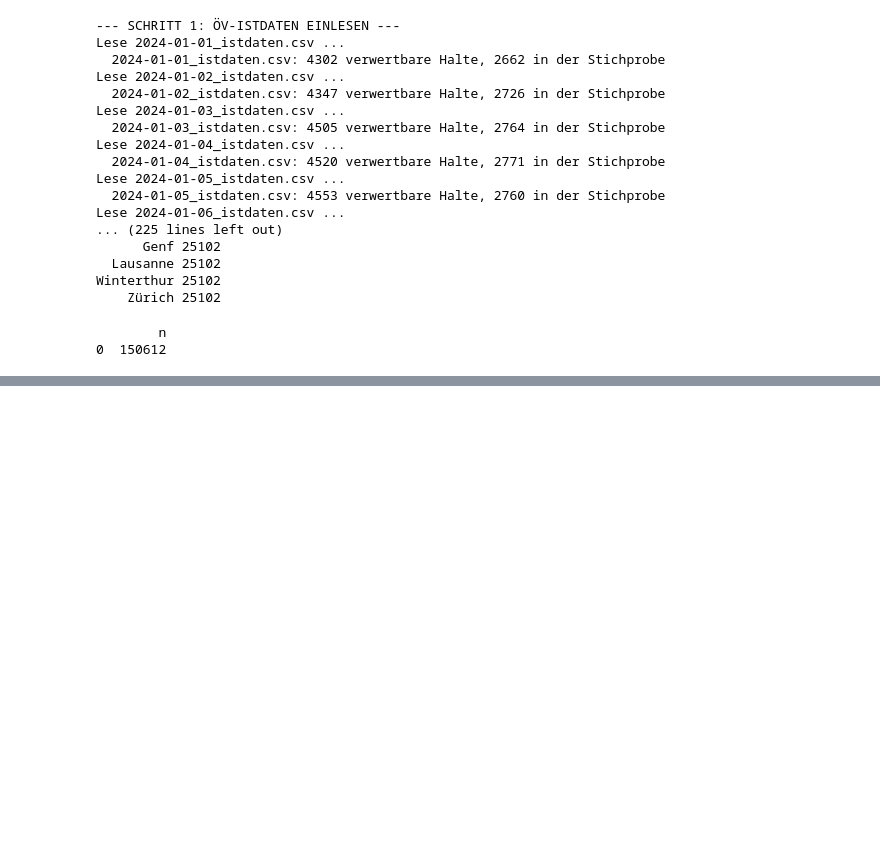
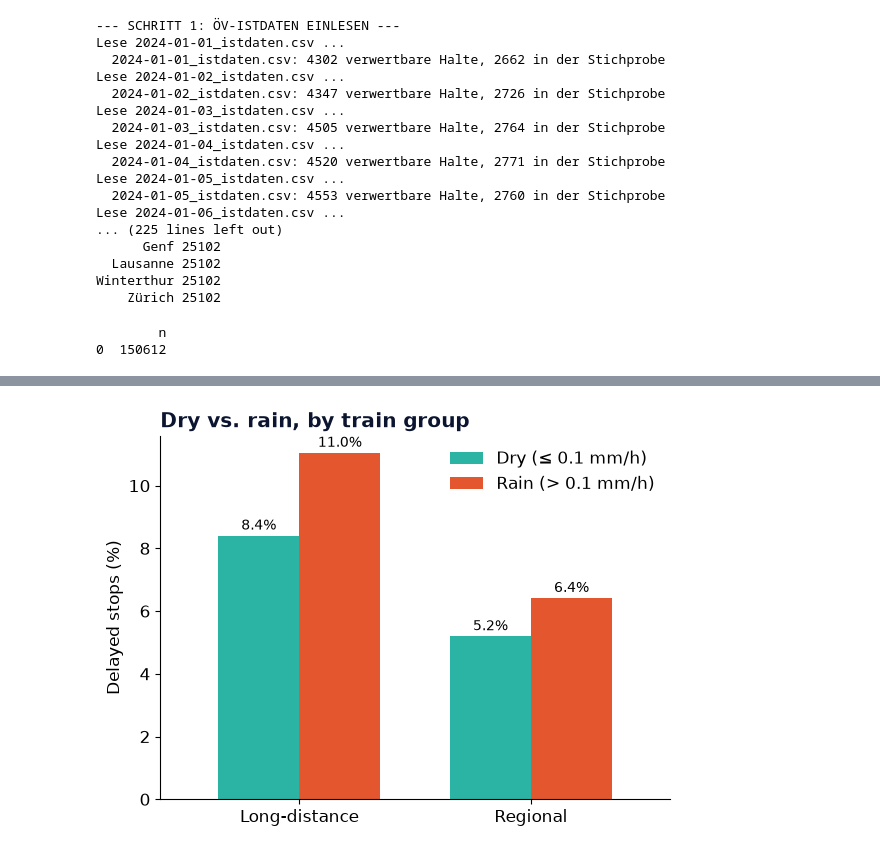
Before and after one commit to buechno1/Projekt_Data-Analytics, a Jupyter notebook: 03_final.ipynb, the cells around one changed output, grey strips where cells are left out. Cells and saved outputs as stored; diff of their text form; code cells hidden in the pictures; blank space fills up the shorter version.

```diff
--- a/03_final.ipynb
+++ b/03_final.ipynb
@@ -338,0 +369,18 @@ conn.close()
+# %%
+df["rain"] = df["precipitation"] > 0.1
+rain = df.groupby(["mode", "rain"])["delayed"].mean().unstack() * 100
+rain = rain.loc[["Fernverkehr", "Regionalverkehr"]]
+
+ax = rain.plot(kind="bar", color=[TEAL, ORANGE], width=0.7, figsize=(6, 4.5))
+ax.set_title("Dry vs. rain, by train group", loc="left", color=DARK, fontweight="bold")
+ax.set_xlabel("")
+ax.set_ylabel("Delayed stops (%)")
+ax.set_xticklabels(["Long-distance", "Regional"], rotation=0)
+ax.legend(["Dry (≤ 0.1 mm/h)", "Rain (> 0.1 mm/h)"], frameon=False)
+for c in ax.containers:
+    ax.bar_label(c, fmt="%.1f%%", fontsize=10, padding=2)
+plt.tight_layout()
+plt.savefig("chart_rain.png", dpi=200, facecolor="white")
+plt.show()
+# %% [output]
+[figure, added]
```
Also changed, not shown: parts of 2 cells of this notebook, 2 other files.
